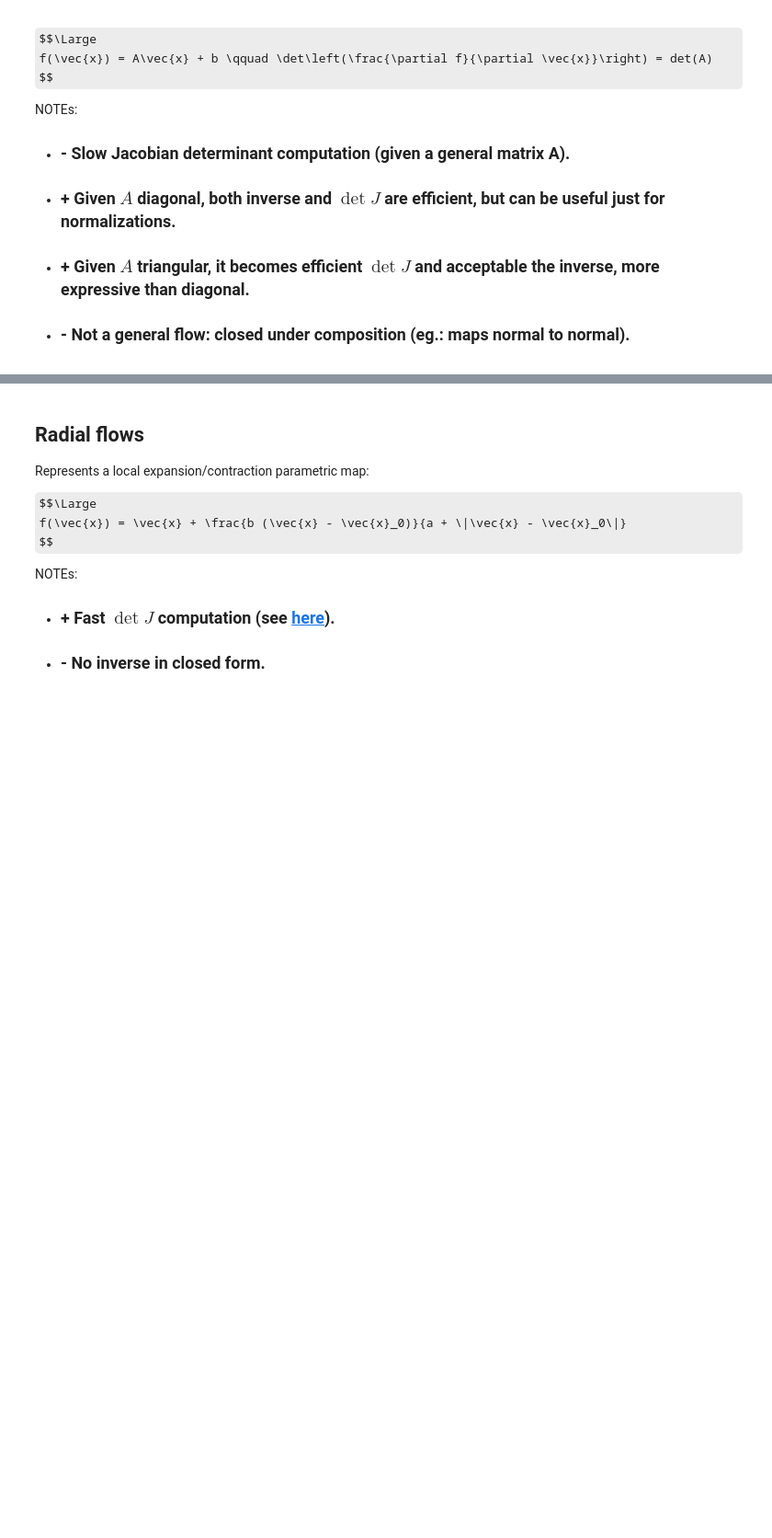
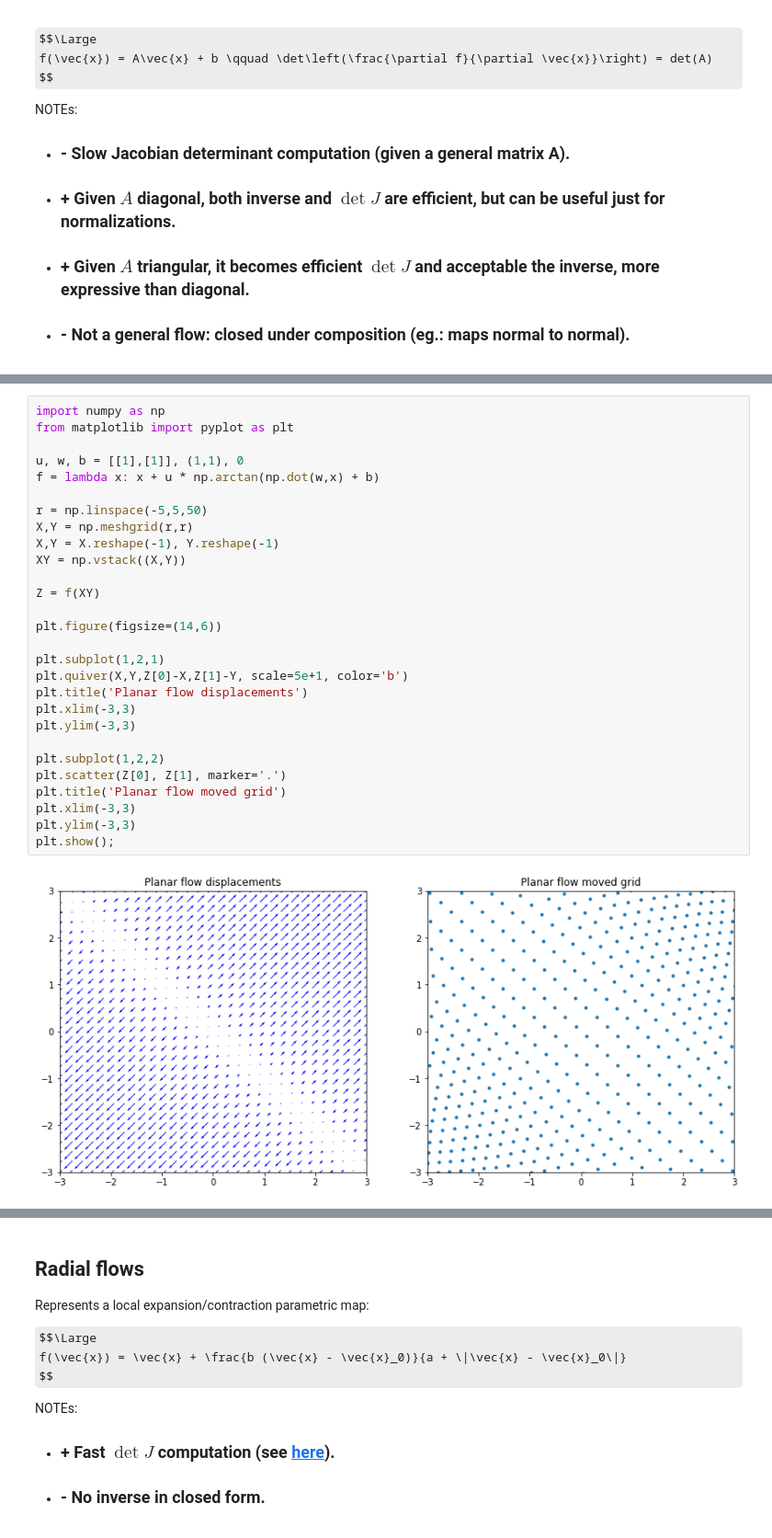
Before and after one commit to ilgabbio/meetup-generative-models2, a Jupyter notebook: 04_normalizing-flows.ipynb, the cells around one changed output, grey strips where cells are left out. Shown at 92% size. Cells and saved outputs as stored; diff of their text form; some formulas as TeX source; blank space fills up the shorter version.

```diff
--- a/04_normalizing-flows.ipynb
+++ b/04_normalizing-flows.ipynb
@@ -140 +169,31 @@ NOTEs:
+# %%
+import numpy as np
+from matplotlib import pyplot as plt
+
+u, w, b = [[1],[1]], (1,1), 0
+f = lambda x: x + u * np.arctan(np.dot(w,x) + b)
+
+r = np.linspace(-5,5,50)
+X,Y = np.meshgrid(r,r)
+X,Y = X.reshape(-1), Y.reshape(-1)
+XY = np.vstack((X,Y))
+
+Z = f(XY)
+
+plt.figure(figsize=(14,6))
+
+plt.subplot(1,2,1)
+plt.quiver(X,Y,Z[0]-X,Z[1]-Y, scale=5e+1, color='b')
+plt.title('Planar flow displacements')
+plt.xlim(-3,3)
+plt.ylim(-3,3)
+
+plt.subplot(1,2,2)
+plt.scatter(Z[0], Z[1], marker='.')
+plt.title('Planar flow moved grid')
+plt.xlim(-3,3)
+plt.ylim(-3,3)
+plt.show();
+# %% [output]
+[figure, added]
 # %% [markdown]
```
Also changed, not shown: parts of 10 cells of this notebook, 19 other files.
